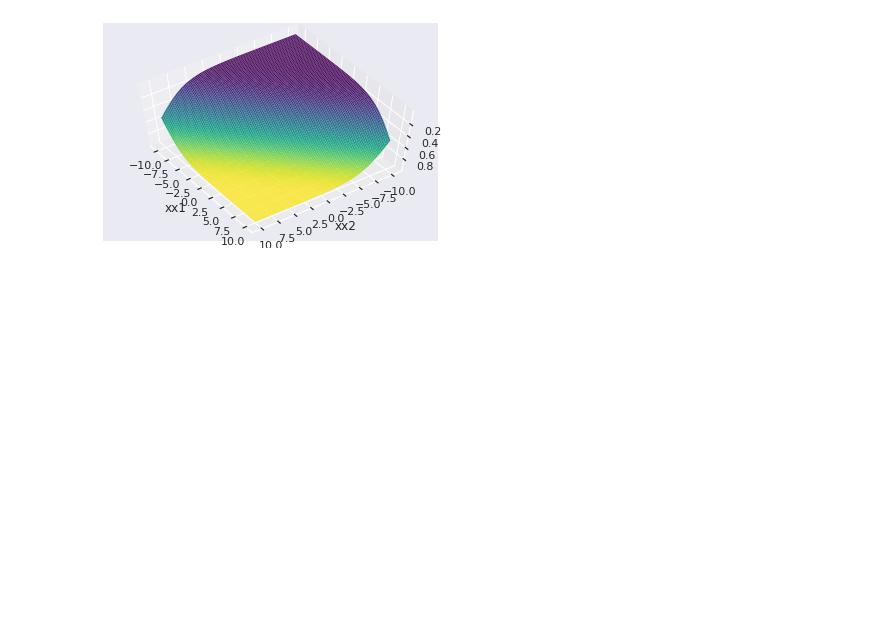
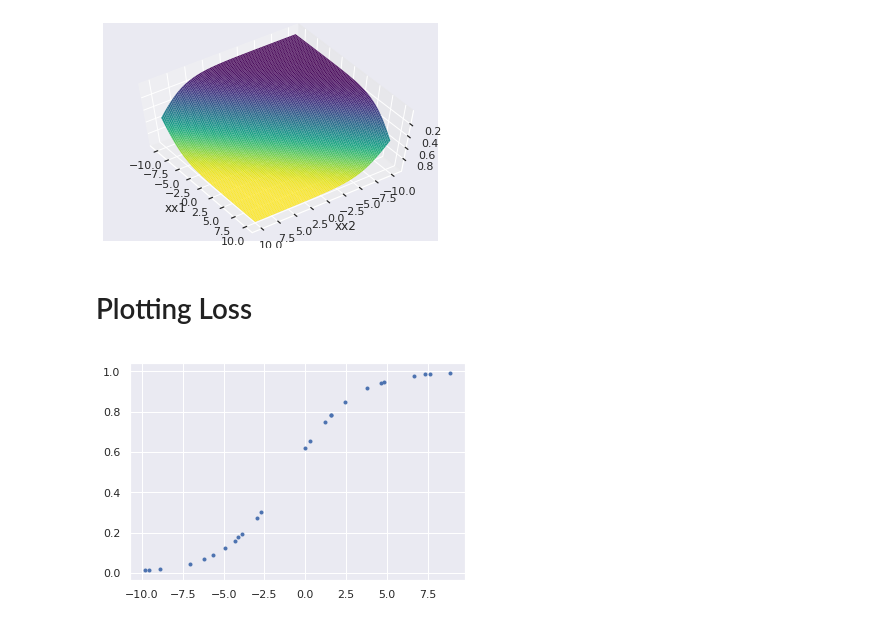
Before and after one commit to championballer/one-fourth-labs-deep-learning, a Jupyter notebook: Lecture 10 - Python Sigmoid/1017_SigmoidNeuron.ipynb, the cells around one changed output. Saved outputs shown, nothing was run; the diff lists cells and outputs as text; code cells hidden in the pictures; blank space fills up the shorter version.

Commit message:
Added sigmoid notebook with loss plot

```diff
--- a/Lecture 10 - Python Sigmoid/1017_SigmoidNeuron.ipynb
+++ b/Lecture 10 - Python Sigmoid/1017_SigmoidNeuron.ipynb
@@ -86,3 +101,16 @@ ax.view_init(300,35)
 [figure]
 # %%
 ax.view_init?
+# %% [markdown]
+# Plotting Loss
+# %%
+w_unknown = 0.5
+b_unknown = 0.5
+
+X = np.random.random(25)*20-10
+Y = sigmoid(X,w_unknown, b_unknown)
+
+plt.plot(X,Y,'.')
+plt.show()
+# %% [output]
+[figure, added]
```
Also changed, not shown: parts of 11 cells of this notebook, 1 other file.
